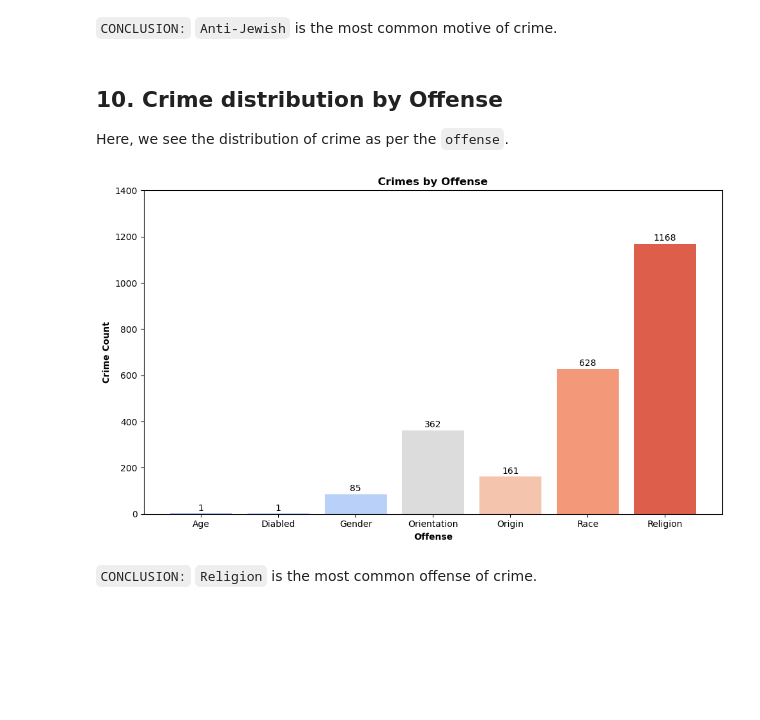
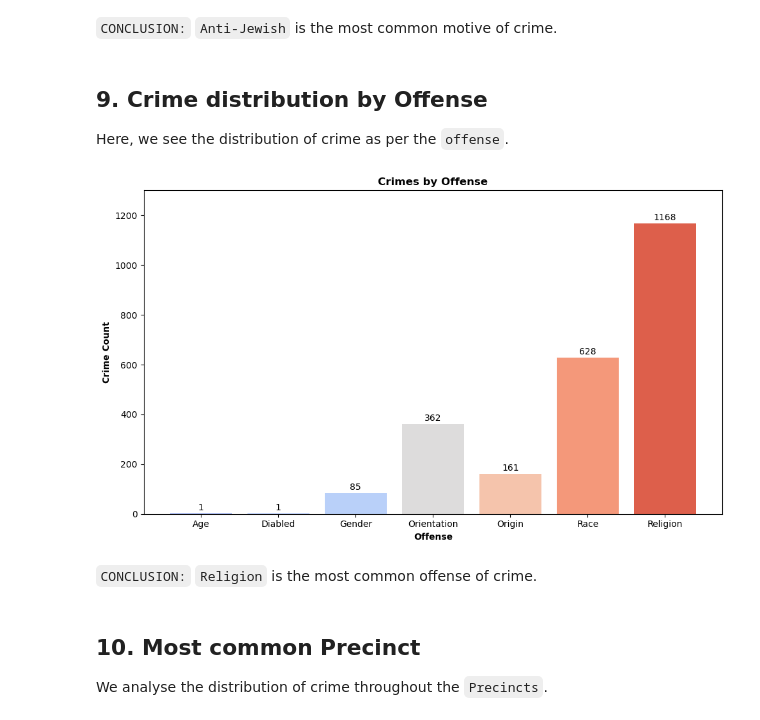
Before and after one commit to manjit-baishya-datascience/NYPD-Hate-Crime-EDA, a Jupyter notebook: nypd-hate-crime-eda.ipynb, the cells around one changed output. Saved outputs shown, nothing was run; the diff lists cells and outputs as text; code cells hidden in the pictures; blank space fills up the shorter version.

```diff
--- a/nypd-hate-crime-eda.ipynb
+++ b/nypd-hate-crime-eda.ipynb
@@ -251,7 +131,7 @@ df.head()
 # %%
 # ordering features list
 df = df[['date', 'month', 'year', 'day', 'record_date', 'Patrol Borough Name', 'County', 'Law Code Category Description',
-         'Bias Motive Description', 'Offense Category', 'Precinct Address']]
+         'Bias Motive Description', 'Offense Category', 'Complaint Precinct Code']]
 
 df.head()
 # %% [output]
@@ -274,5 +155,6 @@ Index(['date', 'month', 'year', 'day', 'record_date', 'Patrol Borough Name',
 # %%
-df.columns = ['date', 'month', 'year', 'day', 'record_date', 'patrol', 'county', 'crime', 'motive', 'offense', 'pre_address']
+# renaming columns
+df.columns = ['date', 'month', 'year', 'day', 'record_date', 'patrol', 'county', 'crime', 'motive', 'offense', 'precinct']
 # %%
 df.head()
 # %% [output]
@@ -326,0 +212,2 @@ df.head()
+# %%
+df['precinct'] = df['precinct'].astype(str)
@@ -699,28 +608,31 @@ plt.show()
 # %% [markdown]
 `CONCLUSION:` `Anti-Jewish` is the most common motive of crime.
 # %% [markdown]
-## **10. Crime distribution by Offense**
+## **9. Crime distribution by Offense**
 Here, we see the distribution of crime as per the `offense`.
 # %%
 counts = df['offense'].value_counts().sort_index()
 num_counties = len(counts)
 colors = sns.color_palette("coolwarm", num_counties)
 
 plt.figure(figsize=(10, 6))
 bars = plt.bar(counts.index, counts.values, color=colors)
 
 plt.title('Crimes by Offense', fontweight = 'bold')
 plt.ylabel('Crime Count', fontweight = 'bold')
 plt.xlabel('Offense', fontweight = 'bold')
-plt.ylim(0, 1400)
+plt.ylim(0, 1300)
 
 for bar in bars:
     yval = bar.get_height()
     plt.text(bar.get_x() + bar.get_width()/2, yval + 5, round(yval), ha='center', va='bottom')
 
 plt.tight_layout()
 plt.show()
 # %% [output]
-[figure, old version]
+[figure, new version]
 # %% [markdown]
 `CONCLUSION:` `Religion` is the most common offense of crime.
+# %% [markdown]
+## **10. Most common Precinct**
+We analyse the distribution of crime throughout the `Precincts`.
```
Also changed, not shown: parts of 27 cells of this notebook.
